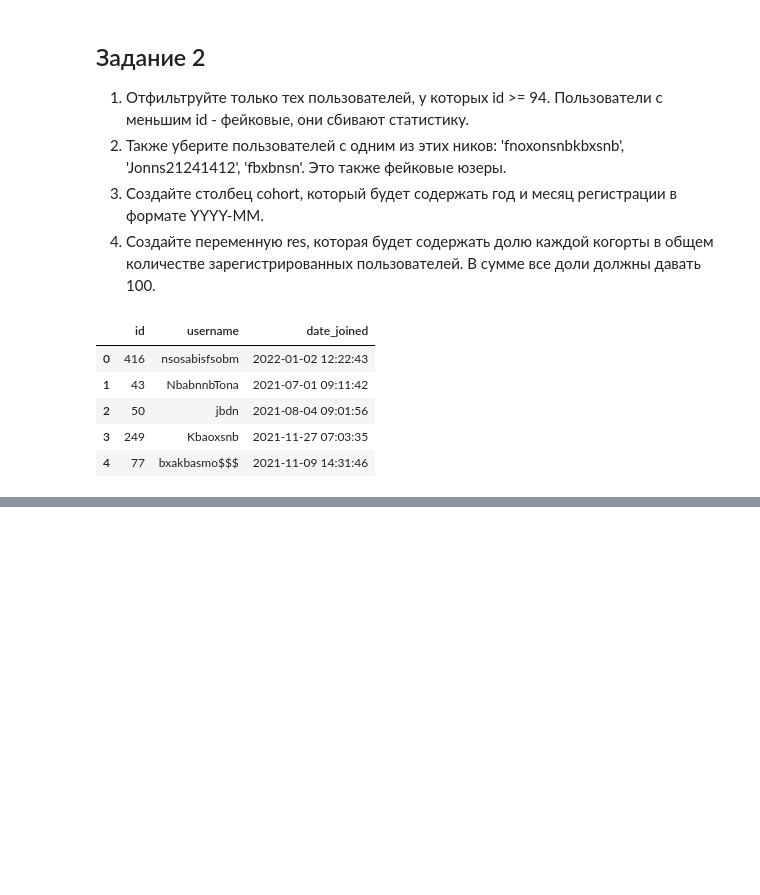
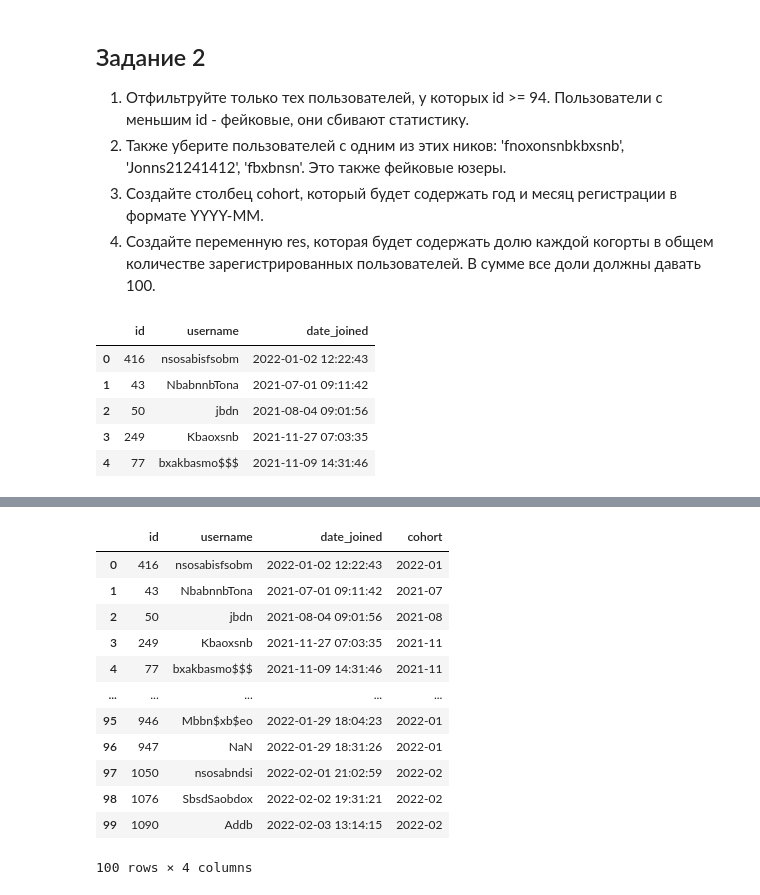
Before and after one commit to alexanderniki/alx-study, a Jupyter notebook: Analytics/Pandas Basics/homework-2.ipynb, the cells around one changed output, grey strips where cells are left out. Saved outputs shown, nothing was run; the diff lists cells and outputs as text; code cells hidden in the pictures; blank space fills up the shorter version.

```diff
--- a/Analytics/Pandas Basics/homework-2.ipynb
+++ b/Analytics/Pandas Basics/homework-2.ipynb
@@ -161,3 +161,15 @@ df.head()
 | 2 | 50 | jbdn | 2021-08-04 09:01:56 |
 | 3 | 249 | Kbaoxsnb | 2021-11-27 07:03:35 |
 | 4 | 77 | bxakbasmo$$$ | 2021-11-09 14:31:46 |
+# %%
+# Отфильтруем пользователей по id и никам
+
+df_filtered: pd.DataFrame = df[
+    df["id"] >= 94 &
+    ~df.loc[:, 'username'].isin([
+        "fnoxonsnbkbxsnb",
+        "Jonns21241412",
+        "fbxbnsn"
+    ])
+]
+df_filtered
@@ -163,0 +190,19 @@ df.head()
+# %%
+# Создаем поле с датами
+
+df_filtered["cohort"] = pd.to_datetime(df_filtered["date_joined"]).dt.strftime("%Y-%m")
+df_filtered
+# %% [output]
+|  | id | username | date_joined | cohort |
+| 0 | 416 | nsosabisfsobm | 2022-01-02 12:22:43 | 2022-01 |
+| 1 | 43 | NbabnnbTona | 2021-07-01 09:11:42 | 2021-07 |
+| 2 | 50 | jbdn | 2021-08-04 09:01:56 | 2021-08 |
+| 3 | 249 | Kbaoxsnb | 2021-11-27 07:03:35 | 2021-11 |
+| 4 | 77 | bxakbasmo$$$ | 2021-11-09 14:31:46 | 2021-11 |
+| ... | ... | ... | ... | ... |
+| 95 | 946 | Mbbn$xb$eo | 2022-01-29 18:04:23 | 2022-01 |
+| 96 | 947 | NaN | 2022-01-29 18:31:26 | 2022-01 |
+| 97 | 1050 | nsosabndsi | 2022-02-01 21:02:59 | 2022-02 |
+| 98 | 1076 | SbsdSaobdox | 2022-02-02 19:31:21 | 2022-02 |
+| 99 | 1090 | Addb | 2022-02-03 13:14:15 | 2022-02 |
+100 rows × 4 columns
```
Also changed, not shown: parts of 2 cells of this notebook.
